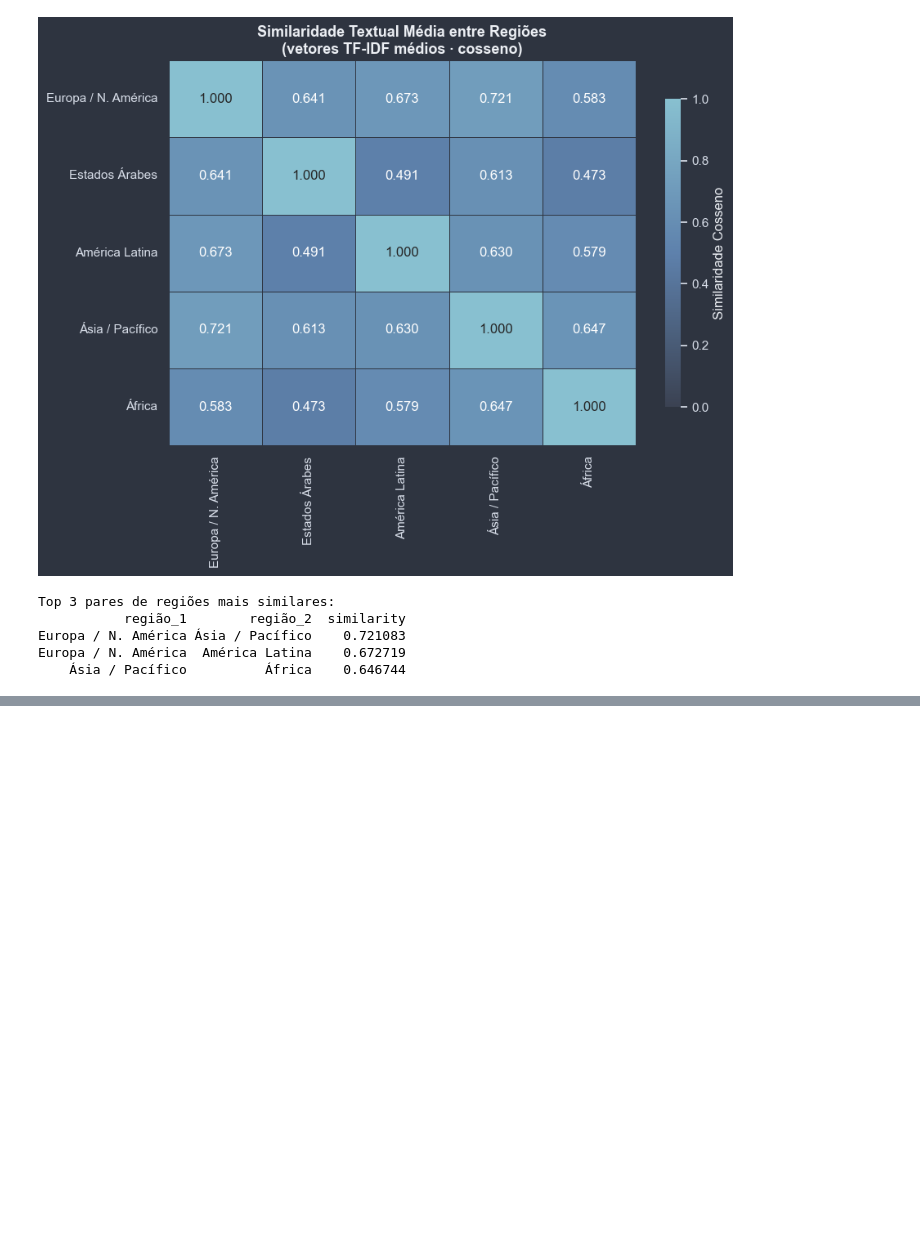
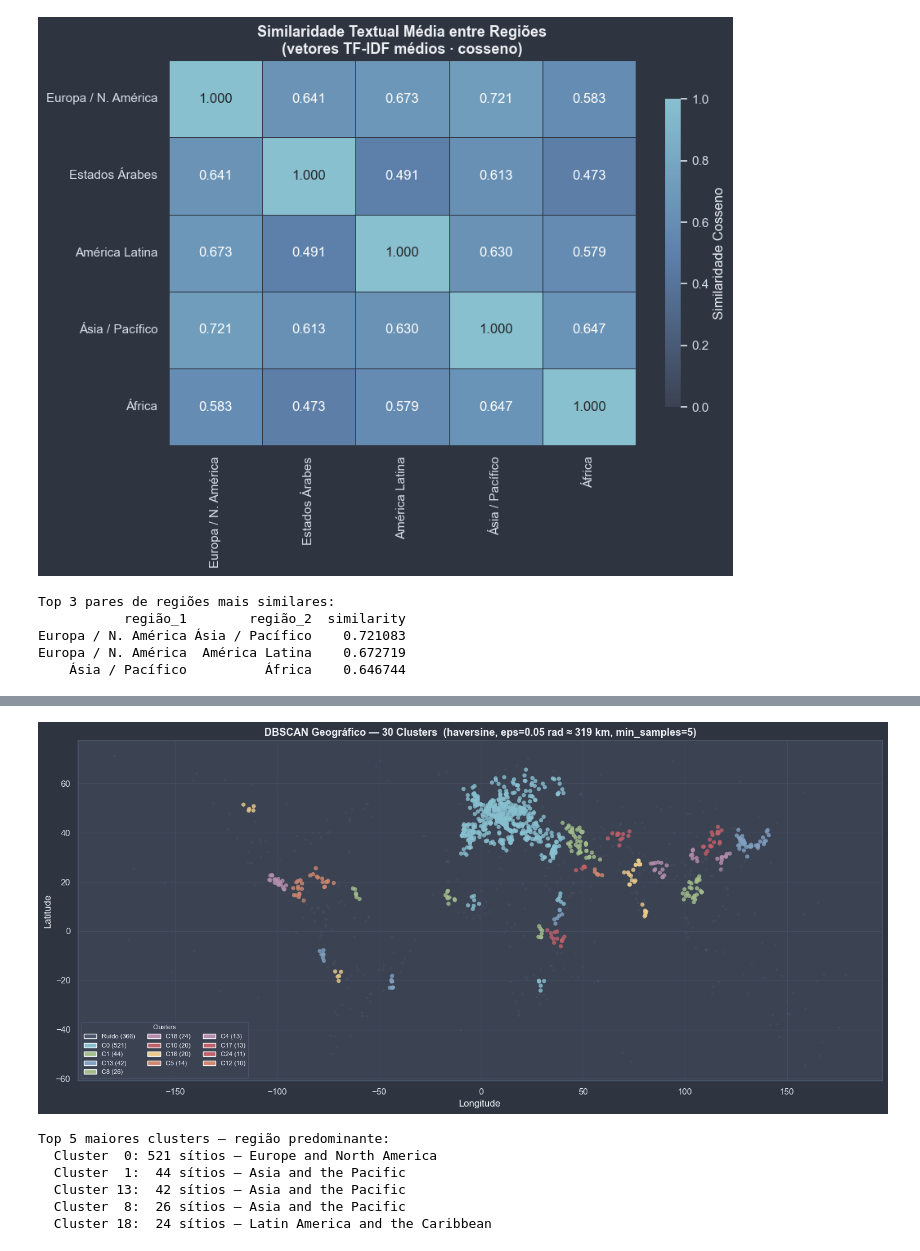
Before and after one commit to leandrofreiredealmeida/unesco_sites, a Jupyter notebook: notebooks/02_modeling.ipynb, the cells around one changed output, grey strips where cells are left out. Cells and saved outputs as stored; diff of their text form; code cells hidden in the pictures; blank space fills up the shorter version.

```diff
--- a/notebooks/02_modeling.ipynb
+++ b/notebooks/02_modeling.ipynb
@@ -380,0 +469,18 @@ Europa / N. América  América Latina    0.672719
+# %%
+dbscan_geo = DBSCAN(eps=EPS_GEO, min_samples=K_MIN_SAMPLES, metric="haversine", algorithm="ball_tree")
+geo_df["cluster_geo"] = dbscan_geo.fit_predict(coords_rad)
+
+n_clusters_geo = int(geo_df["cluster_geo"].nunique()) - (1 if -1 in geo_df["cluster_geo"].values else 0)
+n_noise_geo = int((geo_df["cluster_geo"] == -1).sum())
+print(f"eps              : {EPS_GEO} rad ≈ {EPS_GEO * 6_371:.0f} km  |  min_samples: {K_MIN_SAMPLES}")
+print(f"Clusters formados: {n_clusters_geo}")
+print(f"Ruído (outliers) : {n_noise_geo} sítios ({n_noise_geo / len(geo_df) * 100:.1f}%)")
+print()
+print(
+    geo_df.groupby("cluster_geo")
+    .size()
+    .rename("sítios")
+    .sort_values(ascending=False)
+    .head(10)
+    .to_string()
+)
@@ -380,0 +503,51 @@ Europa / N. América  América Latina    0.672719
+# %%
+from matplotlib.patches import Patch
+
+cluster_labels_geo = sorted(geo_df["cluster_geo"].unique())
+noise_mask_geo = geo_df["cluster_geo"] == -1
+non_noise_geo = [c for c in cluster_labels_geo if c != -1]
+
+palette_geo = NORD_PALETTE * (len(non_noise_geo) // len(NORD_PALETTE) + 1)
+color_map_geo = {c: palette_geo[i] for i, c in enumerate(non_noise_geo)}
+color_map_geo[-1] = "#4C566A"
+colors_geo = geo_df["cluster_geo"].map(color_map_geo)
+
+fig, ax = plt.subplots(figsize=(15, 7))
+ax.scatter(
+    geo_df["longitude"], geo_df["latitude"],
+    c=colors_geo,
+    s=np.where(noise_mask_geo, 12, 28),
+    alpha=np.where(noise_mask_geo, 0.35, 0.80),
+    edgecolors="none",
+)
+
+top_by_size = sorted(non_noise_geo, key=lambda c: -(geo_df["cluster_geo"] == c).sum())[:12]
+handles = [Patch(facecolor="#4C566A", label=f"Ruído ({int(noise_mask_geo.sum())})")]
+for c in top_by_size:
+    n = int((geo_df["cluster_geo"] == c).sum())
+    handles.append(Patch(facecolor=color_map_geo[c], label=f"C{c} ({n})"))
+
+ax.legend(handles=handles, loc="lower left", fontsize=8, ncol=3, title="Clusters", title_fontsize=8)
+ax.set_title(
+    f"DBSCAN Geográfico — {n_clusters_geo} Clusters  "
+    f"(haversine, eps={EPS_GEO} rad ≈ {EPS_GEO * 6_371:.0f} km, min_samples={K_MIN_SAMPLES})",
+    fontsize=13, fontweight="bold",
+)
+ax.set_xlabel("Longitude")
+ax.set_ylabel("Latitude")
+plt.tight_layout()
+plt.show()
+
+print("Top 5 maiores clusters — região predominante:")
+for c in top_by_size[:5]:
+    mask = geo_df["cluster_geo"] == c
+    top_region = geo_df.loc[mask, "region"].value_counts().index[0]
+    print(f"  Cluster {c:2d}: {int(mask.sum()):3d} sítios — {top_region}")
+# %% [output]
+[figure, added]
+Top 5 maiores clusters — região predominante:
+  Cluster  0: 521 sítios — Europe and North America
+  Cluster  1:  44 sítios — Asia and the Pacific
+  Cluster 13:  42 sítios — Asia and the Pacific
+  Cluster  8:  26 sítios — Asia and the Pacific
+  Cluster 18:  24 sítios — Latin America and the Caribbean
```
Also changed, not shown: parts of 22 cells of this notebook, 1 other file.
